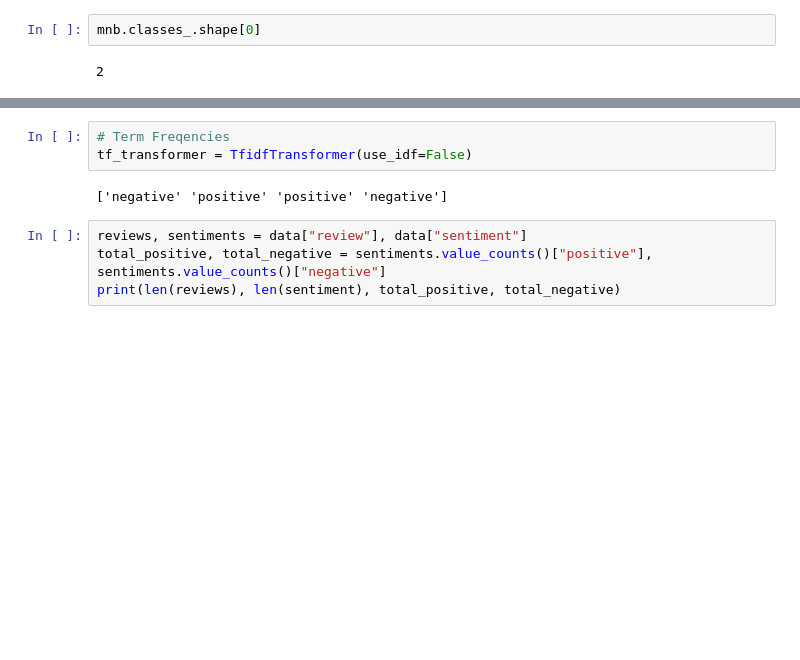
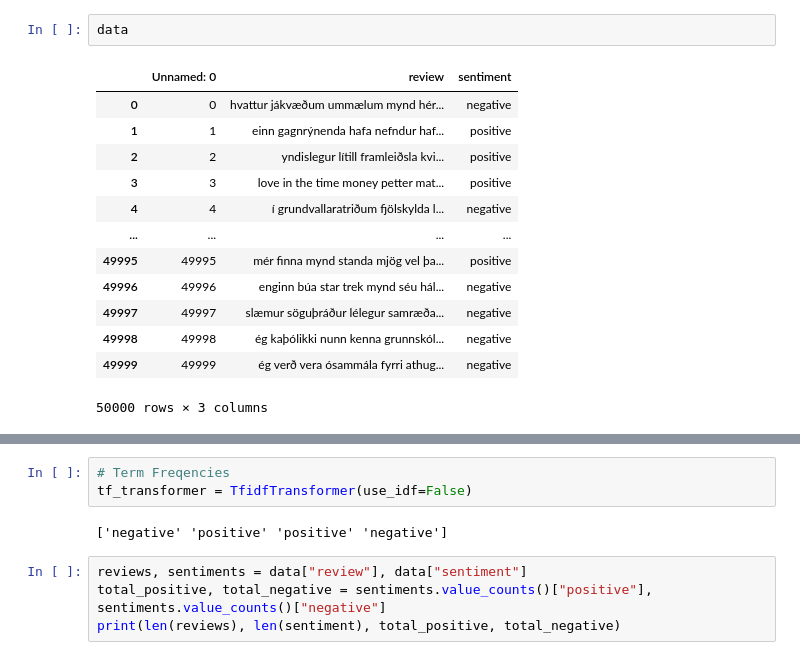
Before and after one commit to cadia-lvl/sentiment-analysis, a Jupyter notebook: NaiveBayes.ipynb, the cells around one changed output, grey strips where cells are left out. Drawn from its saved outputs; the diff is of its cells as text; blank space fills up the shorter version.

```diff
--- a/NaiveBayes.ipynb
+++ b/NaiveBayes.ipynb
@@ -77,7 +153,19 @@ Logistic Regression 0.8558
-# %%
-mnb.classes_.shape[0]
-# %% [output]
-2
+# %%
+data
+# %% [output]
+|  | Unnamed: 0 | review | sentiment |
+| 0 | 0 | hvattur jákvæðum ummælum mynd hér... | negative |
+| 1 | 1 | einn gagnrýnenda hafa nefndur haf... | positive |
+| 2 | 2 | yndislegur lítill framleiðsla kvi... | positive |
+| 3 | 3 | love in the time money petter mat... | positive |
+| 4 | 4 | í grundvallaratriðum fjölskylda l... | negative |
+| ... | ... | ... | ... |
+| 49995 | 49995 | mér finna mynd standa mjög vel þa... | positive |
+| 49996 | 49996 | enginn búa star trek mynd séu hál... | negative |
+| 49997 | 49997 | slæmur söguþráður lélegur samræða... | negative |
+| 49998 | 49998 | ég kaþólikki nunn kenna grunnskól... | negative |
+| 49999 | 49999 | ég verð vera ósammála fyrri athug... | negative |
+50000 rows × 3 columns
 # %%
 import numpy as np
 import matplotlib.pyplot as plt
```
Also changed, not shown: parts of 6 cells of this notebook, 2 other files.
